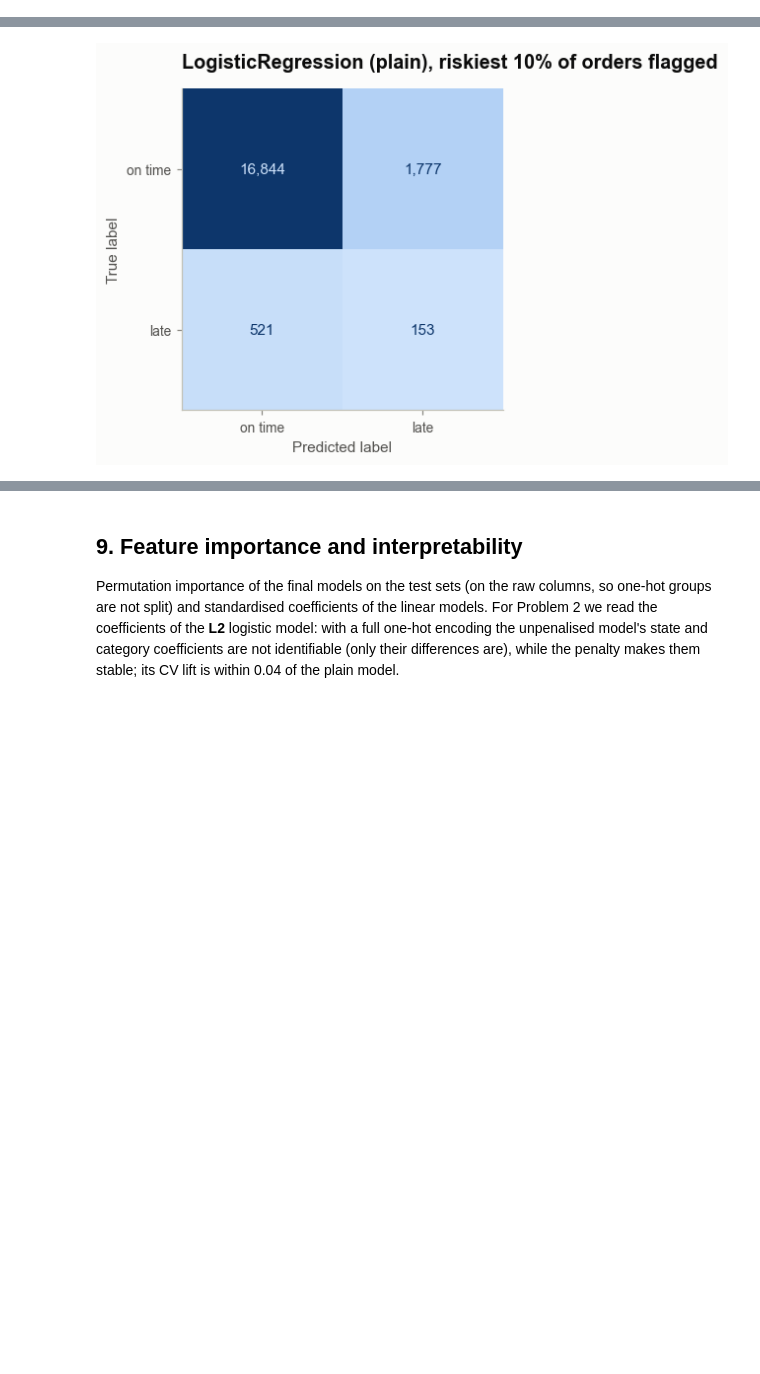
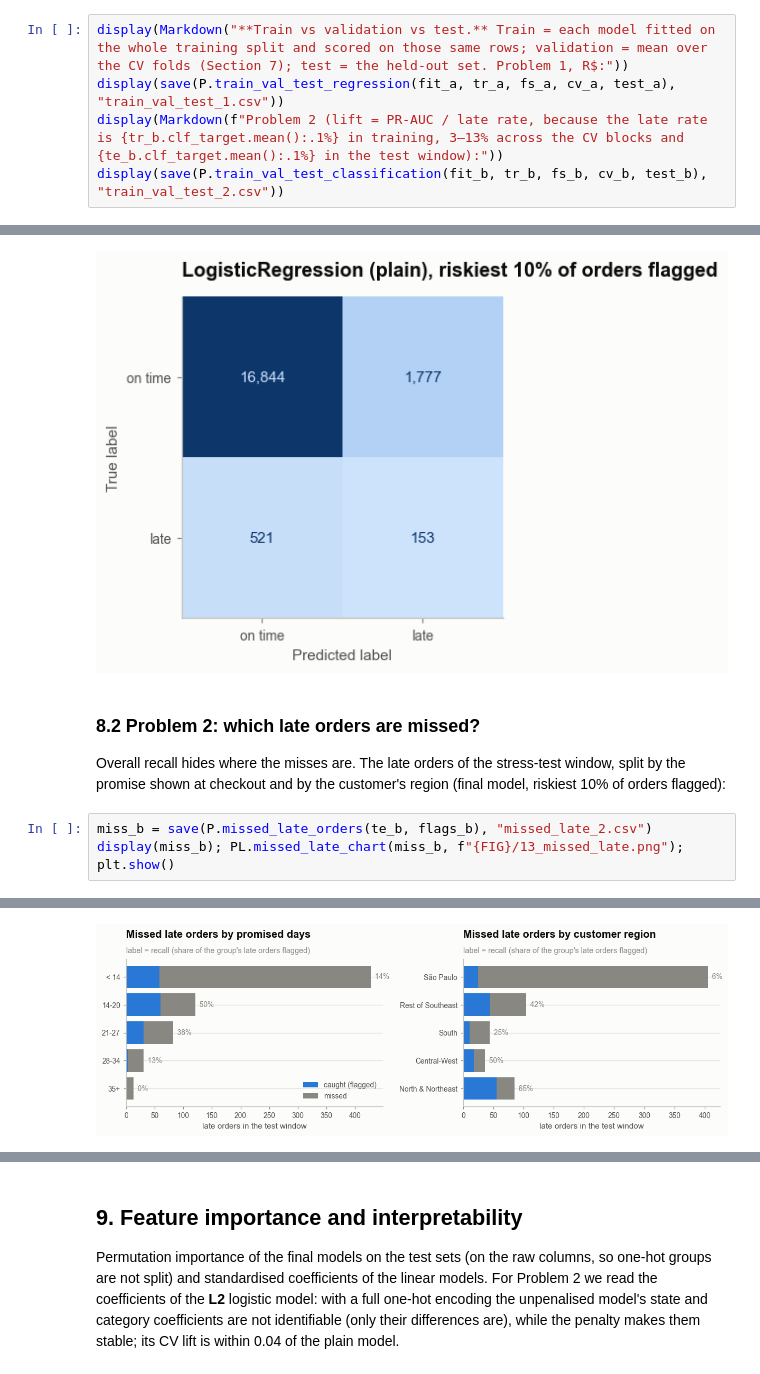
Before and after one commit to likeyou-ky/Team5_IT5006_Ecommerce_Analytics_AY2627Sem1, a Jupyter notebook: notebooks/Team5_Phase2_IT5006_AY2627Sem1.ipynb, the cells around one changed output, grey strips where cells are left out. Drawn from its saved outputs; the diff is of its cells as text; blank space fills up the shorter version.

```diff
--- a/notebooks/Team5_Phase2_IT5006_AY2627Sem1.ipynb
+++ b/notebooks/Team5_Phase2_IT5006_AY2627Sem1.ipynb
@@ -365,0 +366,5 @@ Problem 2  Ensemble: Voting (Logit + RF) vs Linear: Logistic (L2): Lift 2.027 vs
+# %%
+display(Markdown("**Train vs validation vs test.** Train = each model fitted on the whole training split and scored on those same rows; validation = mean over the CV folds (Section 7); test = the held-out set. Problem 1, R$:"))
+display(save(P.train_val_test_regression(fit_a, tr_a, fs_a, cv_a, test_a), "train_val_test_1.csv"))
+display(Markdown(f"Problem 2 (lift = PR-AUC / late rate, because the late rate is {tr_b.clf_target.mean():.1%} in training, 3–13% across the CV blocks and {te_b.clf_target.mean():.1%} in the test window):"))
+display(save(P.train_val_test_classification(fit_b, tr_b, fs_b, cv_b, test_b), "train_val_test_2.csv"))
@@ -403,3 +429,10 @@ PL.confusion(te_b.clf_target, flags_b, f"{FIG}/07_confusion.png",
 | 5 | 500+ | 11.550 | 24.441 | 621.000 |
 [figure]
 [figure]
+# %% [markdown]
+### 8.2 Problem 2: which late orders are missed?
+Overall recall hides where the misses are. The late orders of the stress-test window, split by the promise shown at checkout and by the customer's region (final model, riskiest 10% of orders flagged):
+# %%
+miss_b = save(P.missed_late_orders(te_b, flags_b), "missed_late_2.csv")
+display(miss_b); PL.missed_late_chart(miss_b, f"{FIG}/13_missed_late.png"); plt.show()
+# %% [output]
@@ -405,0 +450 @@ PL.confusion(te_b.clf_target, flags_b, f"{FIG}/07_confusion.png",
+[figure, added]
```
Also changed, not shown: parts of 8 cells of this notebook, 6 other files.
